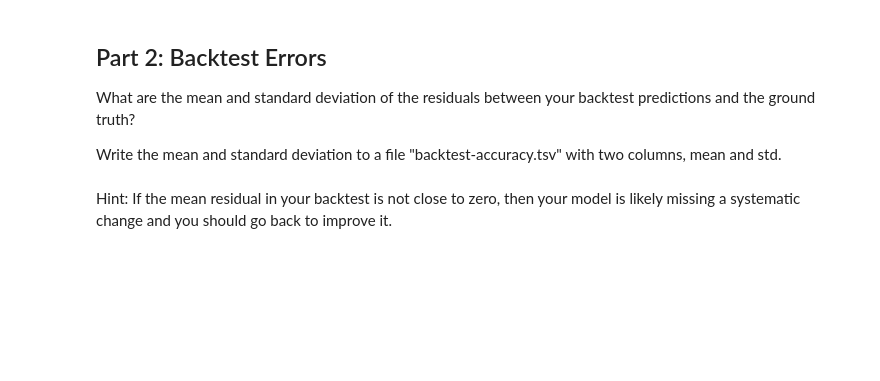
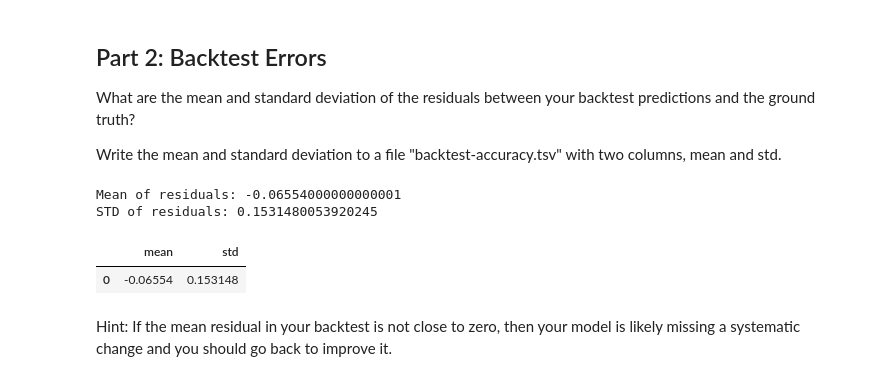
Before and after one commit to veniola/dx704-project-02, a Jupyter notebook: dx704-project-02.ipynb, the cells around one changed output. Drawn from its saved outputs; the diff is of its cells as text; code cells hidden in the pictures; blank space fills up the shorter version.

```diff
--- a/dx704-project-02.ipynb
+++ b/dx704-project-02.ipynb
@@ -295,3 +277,43 @@ Write the mean and standard deviation to a file "backtest-accuracy.tsv" with two
+# %%
+# YOUR CHANGES HERE
+
+# =============================================================================================
+# Calculate mean and std of residuals between backtest predictions and actual observed prices
+# =============================================================================================
+# Ensure both month columns have same data type
+strawberry_backtest['month'] = pd.to_datetime(strawberry_backtest['month'])
+observed['month'] = pd.to_datetime(observed['month'])
+
+merged = observed[['month', 'price']].merge(
+    strawberry_backtest.rename(columns={'price': 'predicted_price'}),
+    on='month',
+    how='inner'
+)
+
+residuals = merged['price'] - merged['predicted_price']
+
+residuals_mean = residuals.mean()
+residuals_std = residuals.std()
+
+print(f'Mean of residuals: {residuals_mean}')
+print(f'STD of residuals: {residuals_std}')
+
+
+# =========================================================================
+# Write mean and std of residuals to csv file named backtest-accuracy.tsv
+# =========================================================================
+backtest_accuracy_df = pd.DataFrame({
+    'mean': [residuals_mean],
+    'std': [residuals_std]
+})
+
+backtest_accuracy_df.to_csv('backtest-accuracy.tsv', sep='\t', index=False)
+backtest_accuracy_df
+# %% [output]
+Mean of residuals: -0.06554000000000001
+STD of residuals: 0.1531480053920245
+|  | mean | std |
+| 0 | -0.06554 | 0.153148 |
 # %% [markdown]
 Hint: If the mean residual in your backtest is not close to zero, then your model is likely missing a systematic change and you should go back to improve it.
 # %% [markdown]
```
Also changed, not shown: parts of 6 cells of this notebook, 2 other files.
